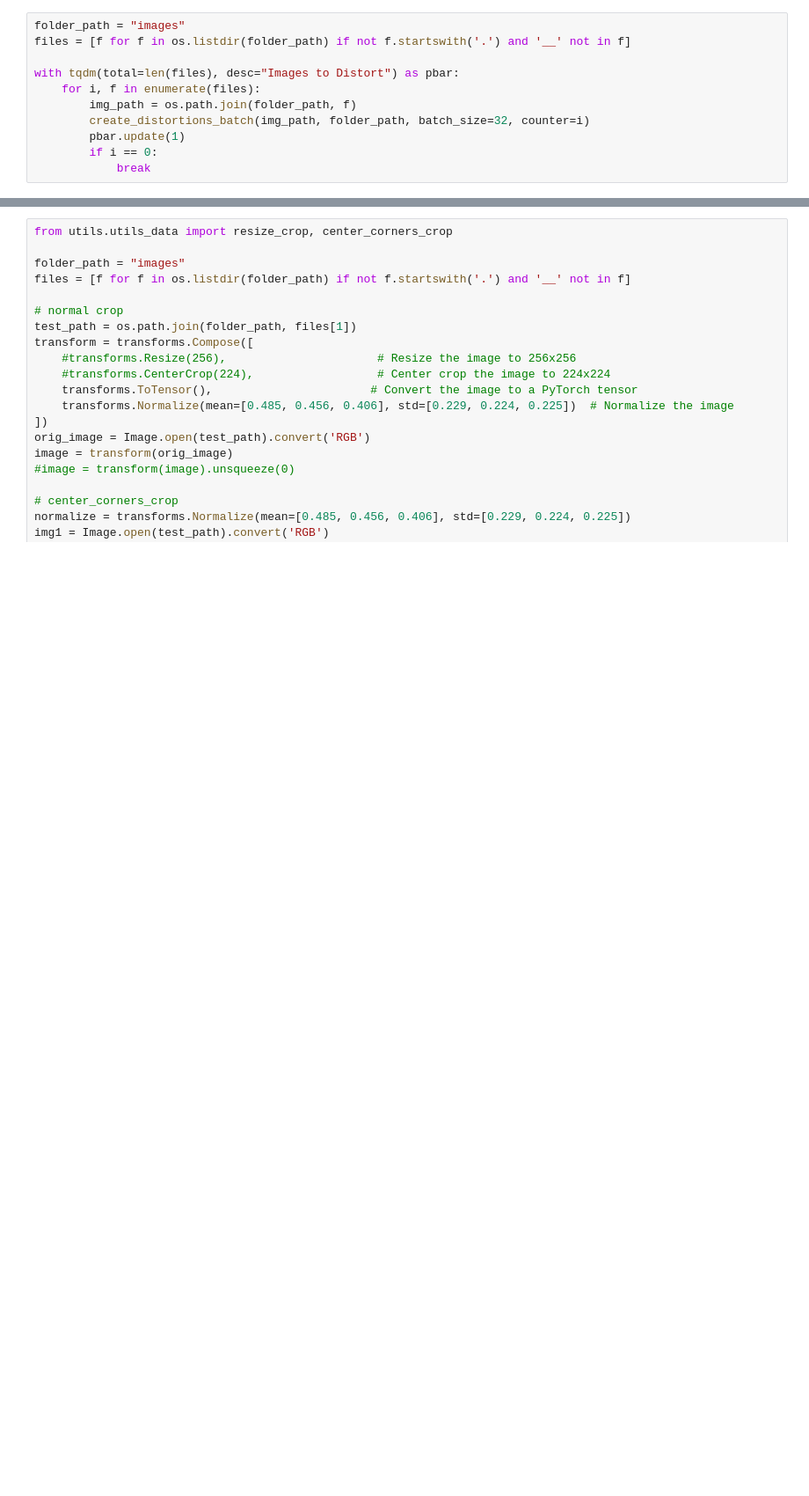
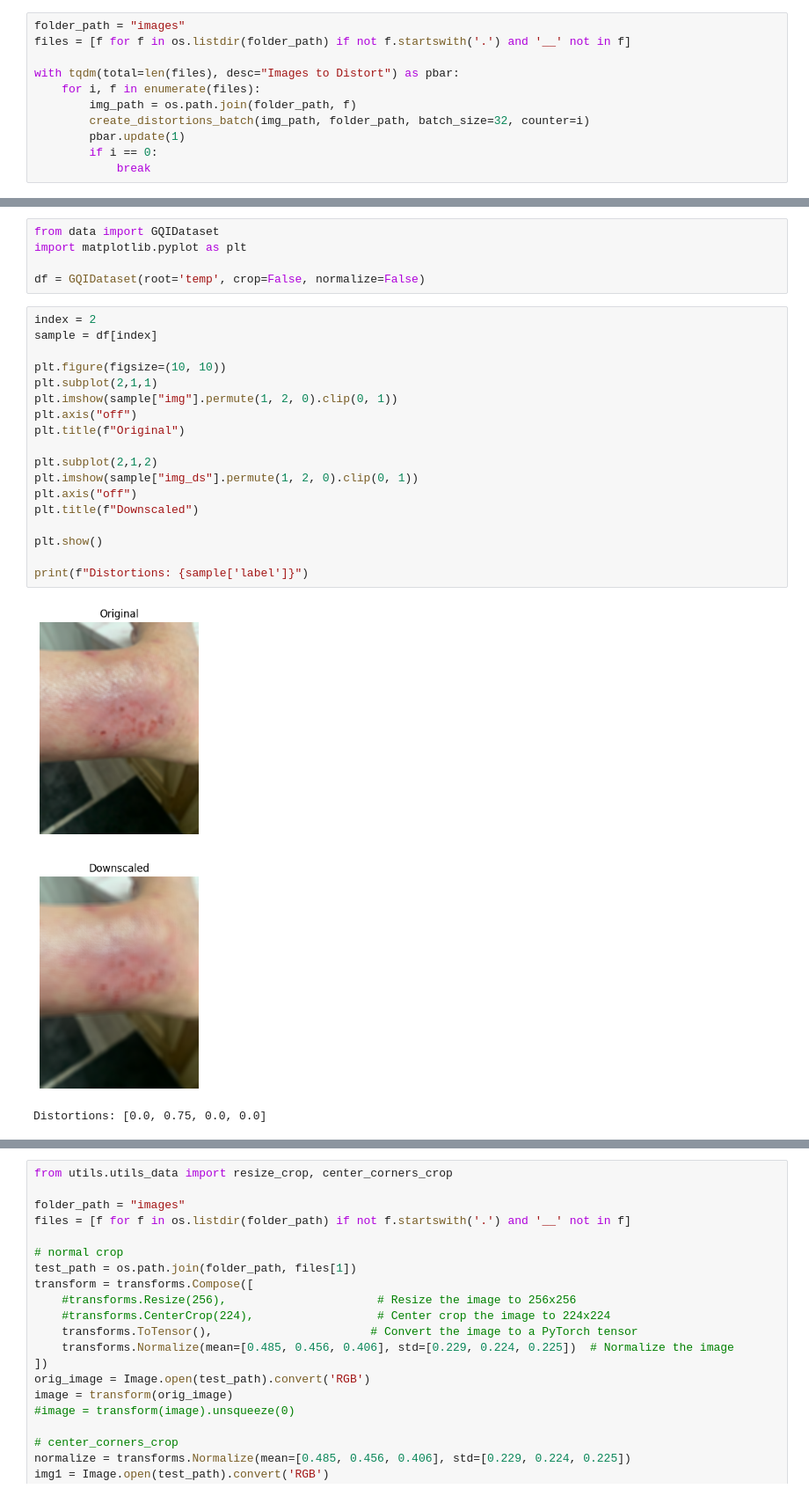
Before and after one commit to Schoggi-Mimi/bachelor-thesis, a Jupyter notebook: playground/create_distortions.ipynb, the cells around one changed output, grey strips where cells are left out. Shown at 88% size. Saved outputs shown, nothing was run; the diff lists cells and outputs as text; blank space fills up the shorter version.

Commit message:
GQIDataset class

```diff
--- a/playground/create_distortions.ipynb
+++ b/playground/create_distortions.ipynb
@@ -41,0 +91,26 @@ Values: [0.0, 3, 0.4, 0.2]
+# %%
+from data import GQIDataset
+import matplotlib.pyplot as plt
+
+df = GQIDataset(root='temp', crop=False, normalize=False)
+# %%
+index = 2
+sample = df[index]
+
+plt.figure(figsize=(10, 10))
+plt.subplot(2,1,1)
+plt.imshow(sample["img"].permute(1, 2, 0).clip(0, 1))
+plt.axis("off")
+plt.title(f"Original")
+
+plt.subplot(2,1,2)
+plt.imshow(sample["img_ds"].permute(1, 2, 0).clip(0, 1))
+plt.axis("off")
+plt.title(f"Downscaled")
+
+plt.show()
+
+print(f"Distortions: {sample['label']}")
+# %% [output]
+[figure, added]
+Distortions: [0.0, 0.75, 0.0, 0.0]
```
Also changed, not shown: parts of 7 cells of this notebook, 3 other files.
